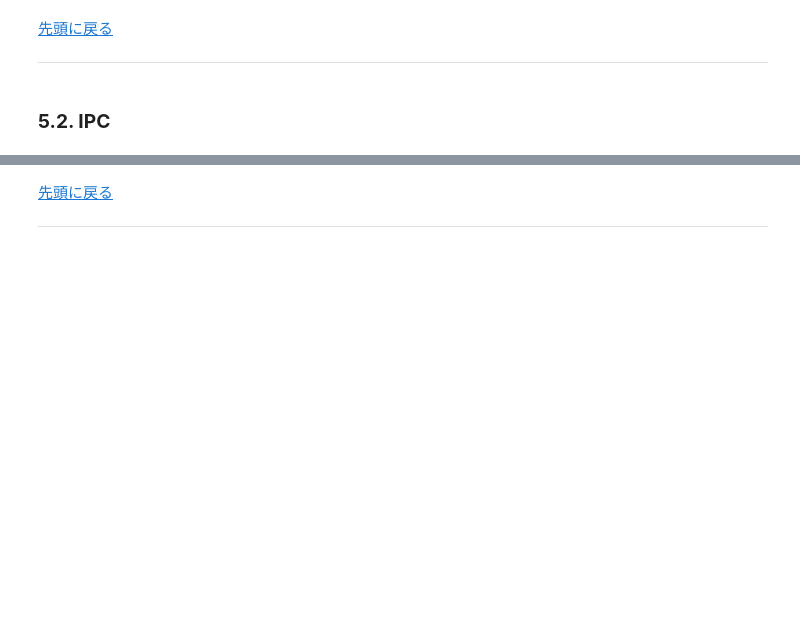
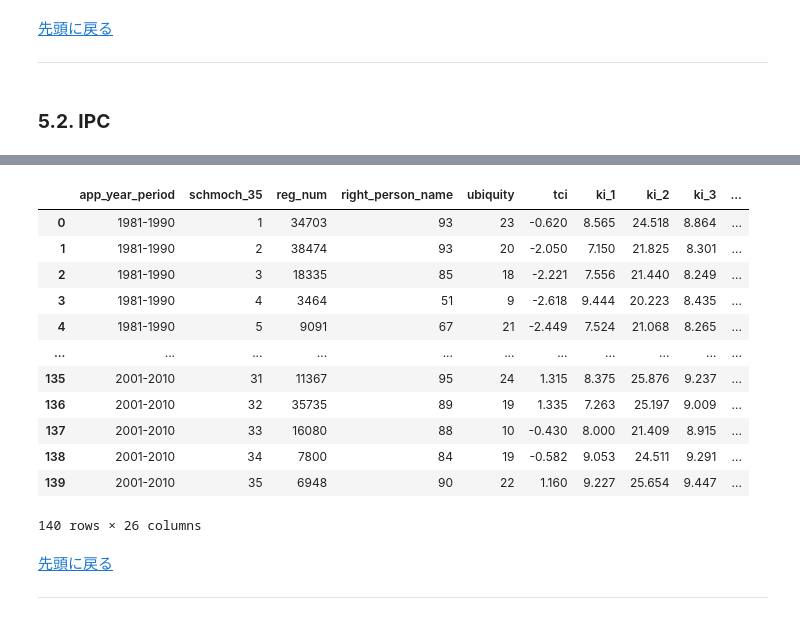
Before and after one commit to RintaroKARASHIMA/KCIinJapaneseFirms, a Jupyter notebook: notebooks/3_analysis/2_Calculate.ipynb, the cells around one changed output, grey strips where cells are left out. Saved outputs shown, nothing was run; the diff lists cells and outputs as text; code cells hidden in the pictures; blank space fills up the shorter version.

Commit message:
Filtered after aggregated and calculate Index

```diff
--- a/notebooks/3_analysis/2_Calculate.ipynb
+++ b/notebooks/3_analysis/2_Calculate.ipynb
@@ -41,7 +41,9 @@
 # %%
 import pandas as pd
 import numpy as np
+import sys
+sys.path.append('../../src')
 from ecomplexity import ecomplexity
 
 # 小数点以下 桁数 6
-pd.options.display.float_format = '{:.6f}'.format
+pd.options.display.float_format = '{:.3f}'.format
@@ -263,0 +105,5 @@ for p, d in sep_year_df_dict.items():
+# %%
+reg_num_top_df = pd.read_csv(f'{data_dir}{ar}_{year_style}_{extract_population}_{top_p_or_num[0]}_{top_p_or_num[1]}.csv',
+                             encoding='utf-8',
+                             sep=',')
+reg_num_top_df
@@ -270,6 +130,6 @@ for p, d in sep_year_df_dict.items():
 
 ## **4. 各指標**
 # %%
-trade_cols = {'time':'segment', 'loc':'right_person_name', 'prod':'ipc_class', 'val':'reg_num'}
+trade_cols = {'time':f'{ar}_{year_style}_period', 'loc':'right_person_name', 'prod':classification, 'val':'reg_num'}
 rename_col_dict = {'eci':'kci', 'pci':'tci'}
-col_order_list = ['segment', 'right_person_name', 'ipc_class', 'reg_num', 'rca', 'mcp', 'diversity', 'ubiquity', 'kci', 'tci']
+col_order_list = [f'{ar}_{year_style}_period', 'right_person_name', classification, 'reg_num', 'rca', 'mcp', 'diversity', 'ubiquity', 'kci', 'tci']
@@ -444,0 +136,16 @@ None
+# %%
+c_df = ecomplexity(reg_num_top_df,
+                   cols_input = trade_cols,
+                   rca_mcp_threshold = 1)
+c_df = c_df[c_df['reg_num'] > 0]\
+           .rename(columns=rename_col_dict)\
+           [col_order_list]
+c_df = pd.concat([kh_ki(c_df[c_df[f'{ar}_{year_style}_period'] == period], classification) for period in c_df[f'{ar}_{year_style}_period'].unique()],
+                 axis='index',
+                 ignore_index=True)
+
+# for segment in c_df[f'{ar}_{year_style}_period'].unique():
+#     display(c_df[c_df[f'{ar}_{year_style}_period'] == segment].head())
+#     display(c_df[c_df[f'{ar}_{year_style}_period'] == segment].describe())
+#     print(c_df[c_df[f'{ar}_{year_style}_period'] == segment].info())
+#     print('\n')
@@ -605 +219,29 @@ display(ipc_df)
+# %%
+# 各期間
+classification_df = pd.merge(c_df.groupby([f'{ar}_{year_style}_period', classification])[['reg_num']].sum().reset_index(drop=False),
+                        c_df.groupby([f'{ar}_{year_style}_period', classification])[['right_person_name']].nunique().reset_index(drop=False),
+                        on=[f'{ar}_{year_style}_period', classification],
+                        how='inner')
+classification_df = pd.merge(classification_df,
+                      c_df[[f'{ar}_{year_style}_period', classification, 'ubiquity', 'tci']\
+                          +[f'ki_{i}' for i in range(1, 20+1)]]\
+                          .drop_duplicates(keep='first'),
+                      on=[f'{ar}_{year_style}_period', classification],
+                      how='inner')
+classification_df['reg_num'] = classification_df['reg_num'].astype(np.int64)
+display(classification_df)
+# %% [output]
+|  | app_year_period | schmoch_35 | reg_num | right_person_name | ubiquity | tci | ki_1 | ki_2 | ki_3 | ... |
+| 0 | 1981-1990 | 1 | 34703 | 93 | 23 | -0.620 | 8.565 | 24.518 | 8.864 | ... |
+| 1 | 1981-1990 | 2 | 38474 | 93 | 20 | -2.050 | 7.150 | 21.825 | 8.301 | ... |
+| 2 | 1981-1990 | 3 | 18335 | 85 | 18 | -2.221 | 7.556 | 21.440 | 8.249 | ... |
+| 3 | 1981-1990 | 4 | 3464 | 51 | 9 | -2.618 | 9.444 | 20.223 | 8.435 | ... |
+| 4 | 1981-1990 | 5 | 9091 | 67 | 21 | -2.449 | 7.524 | 21.068 | 8.265 | ... |
+| ... | ... | ... | ... | ... | ... | ... | ... | ... | ... | ... |
+| 135 | 2001-2010 | 31 | 11367 | 95 | 24 | 1.315 | 8.375 | 25.876 | 9.237 | ... |
+| 136 | 2001-2010 | 32 | 35735 | 89 | 19 | 1.335 | 7.263 | 25.197 | 9.009 | ... |
+| 137 | 2001-2010 | 33 | 16080 | 88 | 10 | -0.430 | 8.000 | 21.409 | 8.915 | ... |
+| 138 | 2001-2010 | 34 | 7800 | 84 | 19 | -0.582 | 9.053 | 24.511 | 9.291 | ... |
+| 139 | 2001-2010 | 35 | 6948 | 90 | 22 | 1.160 | 9.227 | 25.654 | 9.447 | ... |
+140 rows × 26 columns
 # %%
```
Also changed, not shown: parts of 24 cells of this notebook, 7 other files.
